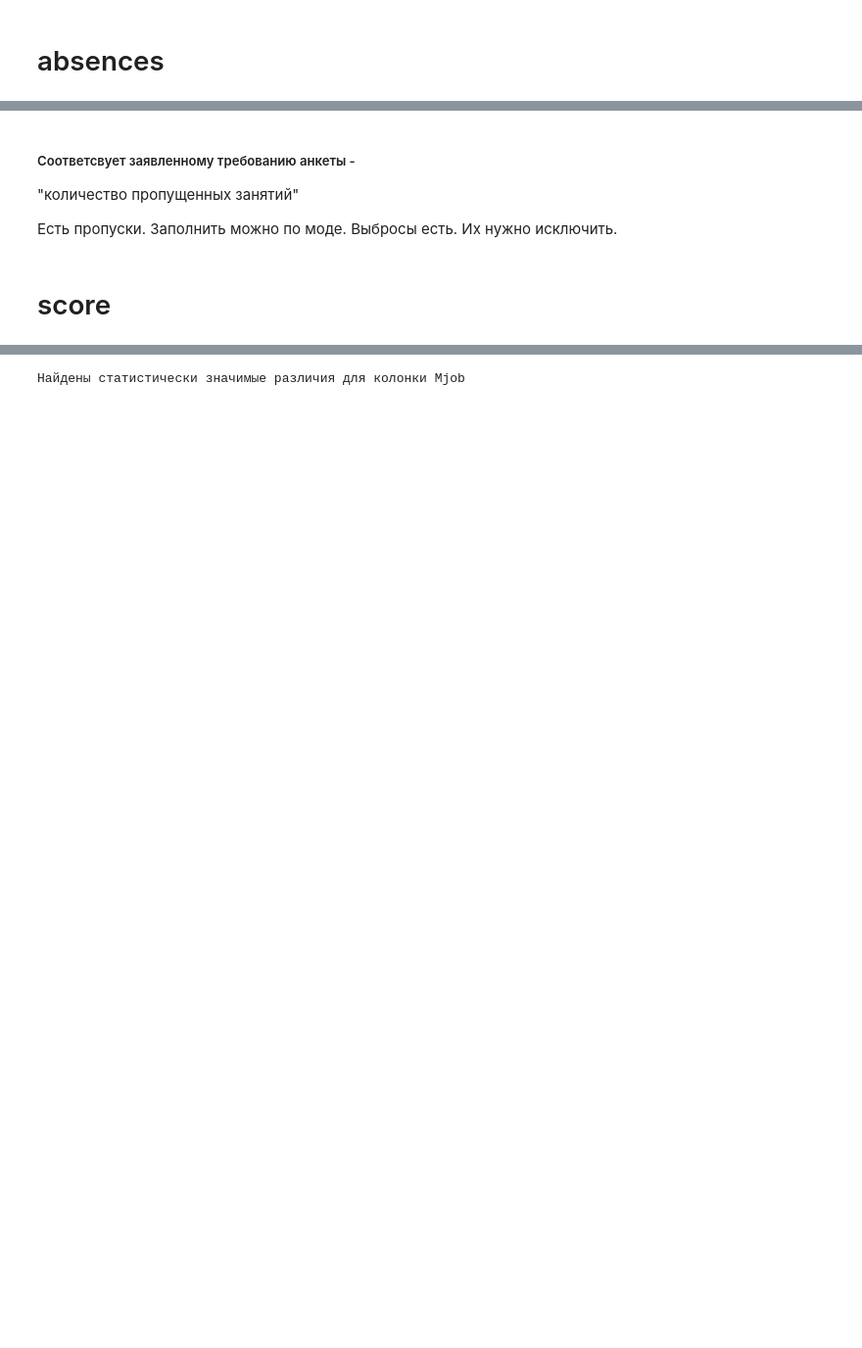
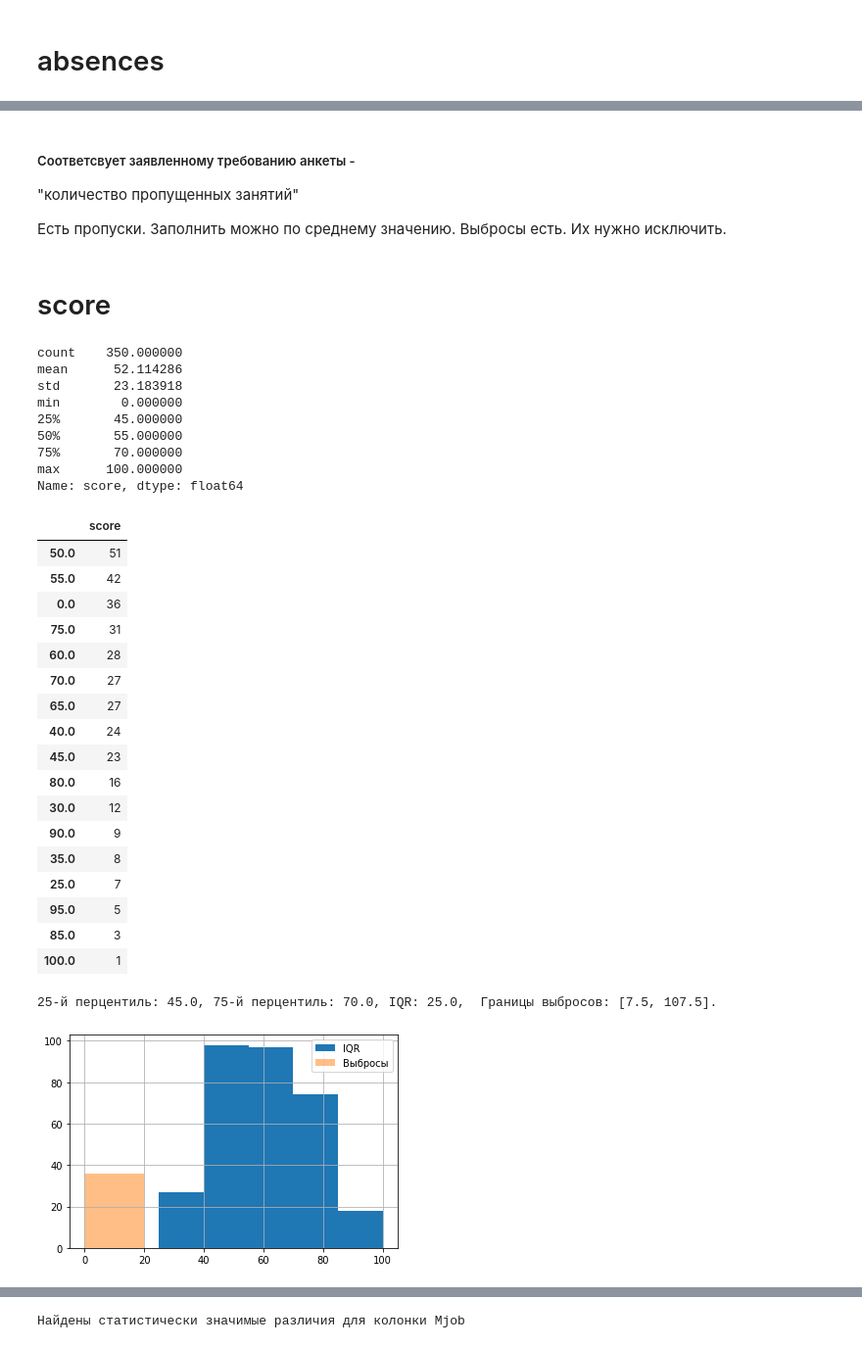
Before and after one commit to AlexSkripko/Skll_fact_repository, a Jupyter notebook: module_2/Project_2.ipynb, the cells around one changed output, grey strips where cells are left out. Shown at 98% size. Saved outputs shown, nothing was run; the diff lists cells and outputs as text; code cells hidden in the pictures; blank space fills up the shorter version.

```diff
--- a/module_2/Project_2.ipynb
+++ b/module_2/Project_2.ipynb
@@ -809,5 +818,5 @@ Name: absences, dtype: float64
 ##### Соответсвует заявленному требованию анкеты -
 "количество пропущенных занятий"
 
-Есть пропуски. Заполнить можно по моде. Выбросы есть. Их нужно исключить.
+Есть пропуски. Заполнить можно по среднему значению. Выбросы есть. Их нужно исключить.
 # %%
@@ -815,5 +824,39 @@ stud = stud[stud.absences<=20]
 # %% [markdown]
 # score
+# %%
+stud.score.describe()
+pd.DataFrame(stud.score.value_counts())
+check_outs('score', stud)
+# %% [output]
+count    350.000000
+mean      52.114286
+std       23.183918
+min        0.000000
+25%       45.000000
+50%       55.000000
+75%       70.000000
+max      100.000000
+Name: score, dtype: float64
+|  | score |
+| 50.0 | 51 |
+| 55.0 | 42 |
+| 0.0 | 36 |
+| 75.0 | 31 |
+| 60.0 | 28 |
+| 70.0 | 27 |
+| 65.0 | 27 |
+| 40.0 | 24 |
+| 45.0 | 23 |
+| 80.0 | 16 |
+| 30.0 | 12 |
+| 90.0 | 9 |
+| 35.0 | 8 |
+| 25.0 | 7 |
+| 95.0 | 5 |
+| 85.0 | 3 |
+| 100.0 | 1 |
+25-й перцентиль: 45.0, 75-й перцентиль: 70.0, IQR: 25.0,  Границы выбросов: [7.5, 107.5].
+[figure, added]
 # %% [markdown]
 ##### Соответсвует заявленному требованию анкеты -
 "баллы по госэкзамену по математике"
```
Also changed, not shown: parts of 39 cells of this notebook.
